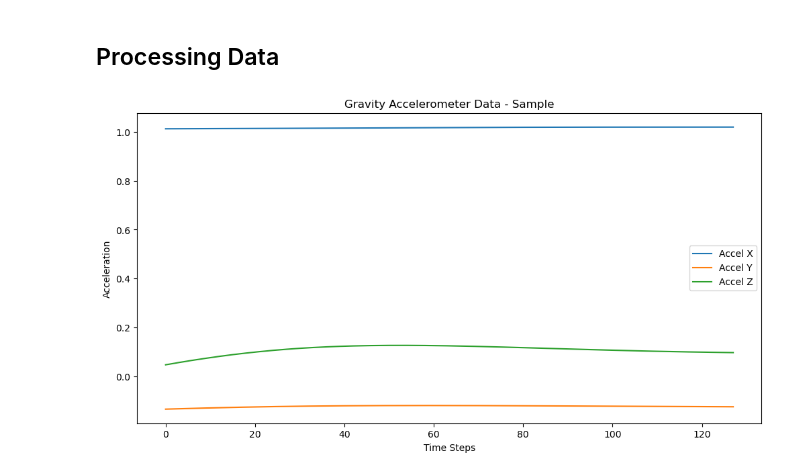
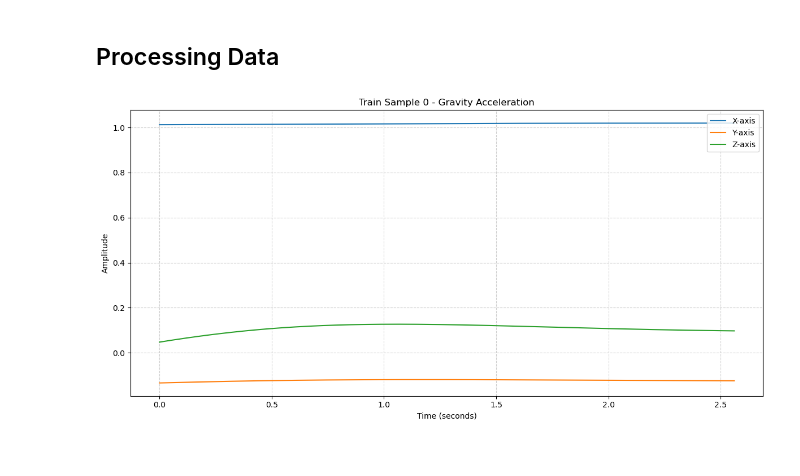
Before and after one commit to BanBot-2/EE-342-Final-Project-Code, a Jupyter notebook: final_project_report.ipynb, the cells around one changed output. Drawn from its saved outputs; the diff is of its cells as text; code cells hidden in the pictures.

```diff
--- a/final_project_report.ipynb
+++ b/final_project_report.ipynb
@@ -138,9 +213,10 @@ class HARDataLoader:
             split (str): The dataset partition to load ('train' or 'test').
 
         Returns:
-            accel (Tensor): Total acceleration (including gravity). [cite: 8]
-            gyro (Tensor): Body angular velocity. [cite: 6]
-            labels (Tensor): 0-indexed activity labels (Long). [cite: 1, 3]
+            total_accel (Tensor): Total acceleration (including gravity).
+            body_accel (Tensor): Body acceleration.
+            body_gyro (Tensor): Body angular velocity.
+            labels (Tensor): 0-indexed activity labels (Long).
         """
         split_dir = self.root / split
         signal_dir = split_dir / 'Inertial Signals'
@@ -228,16 +304,6 @@ train_gravity_accel = train_total_accel - train_body_accel
 test_gravity_accel = test_total_accel - test_body_accel
 # %%
 # Graph one sample gravity accel data to visualize
-plt.figure(figsize=(12, 6))
-time_steps = np.arange(train_gravity_accel.shape[1]) # 128 time steps
-
-for i, axis in enumerate(['X', 'Y', 'Z']):
-    plt.plot(time_steps, train_gravity_accel[0, :, i].numpy(), label=f'Accel {axis}')
-
-plt.xlabel('Time Steps')
-plt.ylabel('Acceleration')
-plt.title('Gravity Accelerometer Data - Sample')
-plt.legend()
-plt.show()
+plot_time_series(train_gravity_accel[0], title=f"Train Sample {0} - Gravity Acceleration")
 # %% [output]
-[figure, old version]
+[figure, new version]
```
Also changed, not shown: parts of 8 cells of this notebook.
